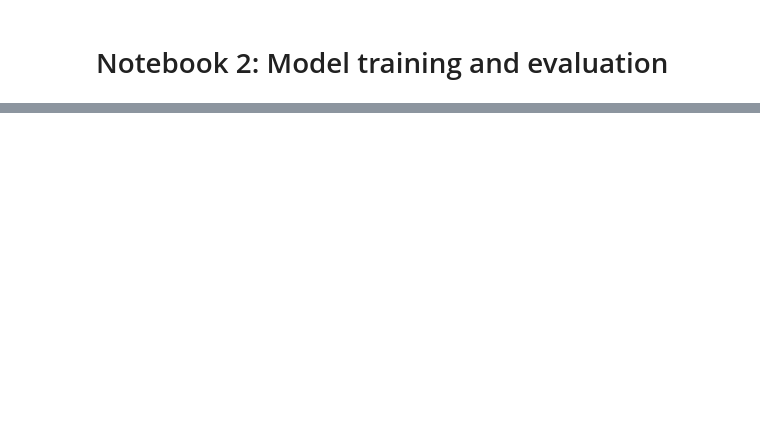
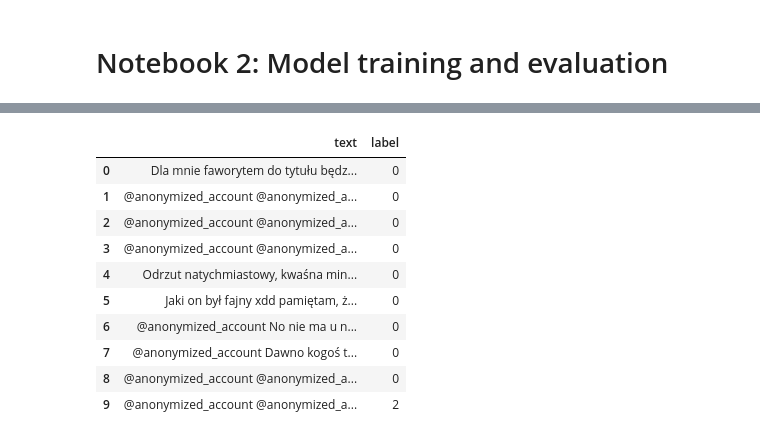
Before and after one commit to mkossakowski19/hate_speech_detection, a Jupyter notebook: notebooks/2_Model_training_and_evaluation.ipynb, the cells around one changed output, grey strips where cells are left out. Saved outputs shown, nothing was run; the diff lists cells and outputs as text; code cells hidden in the pictures; blank space fills up the shorter version.

```diff
--- a/notebooks/2_Model_training_and_evaluation.ipynb
+++ b/notebooks/2_Model_training_and_evaluation.ipynb
@@ -46,0 +69,32 @@ The approach with best results will be chosen to be deployed as a working servic
+# %%
+def load_data(text_path: str, labels_path: str):
+    with open(text_path, "r") as f:
+        examples = f.readlines()
+
+    with open(labels_path, "r") as f:
+        labels = f.readlines()
+
+    df = pd.DataFrame({
+        "text": train_examples,
+        "label": train_labels,
+    })
+
+    df["label"] = df["label"].apply(lambda x: x.replace("\n", ""))
+    df["label"] = df["label"].astype(int)
+    return df
+# %%
+df = load_data("data/train/training_set_clean_only_text.txt", "data/train/training_set_clean_only_tags.txt")
+# %%
+df.head(10)
+# %% [output]
+|  | text | label |
+| 0 | Dla mnie faworytem do tytułu będz... | 0 |
+| 1 | @anonymized_account @anonymized_a... | 0 |
+| 2 | @anonymized_account @anonymized_a... | 0 |
+| 3 | @anonymized_account @anonymized_a... | 0 |
+| 4 | Odrzut natychmiastowy, kwaśna min... | 0 |
+| 5 | Jaki on był fajny xdd pamiętam, ż... | 0 |
+| 6 | @anonymized_account No nie ma u n... | 0 |
+| 7 | @anonymized_account Dawno kogoś t... | 0 |
+| 8 | @anonymized_account @anonymized_a... | 0 |
+| 9 | @anonymized_account @anonymized_a... | 2 |
```
Also changed, not shown: parts of 67 cells of this notebook.
